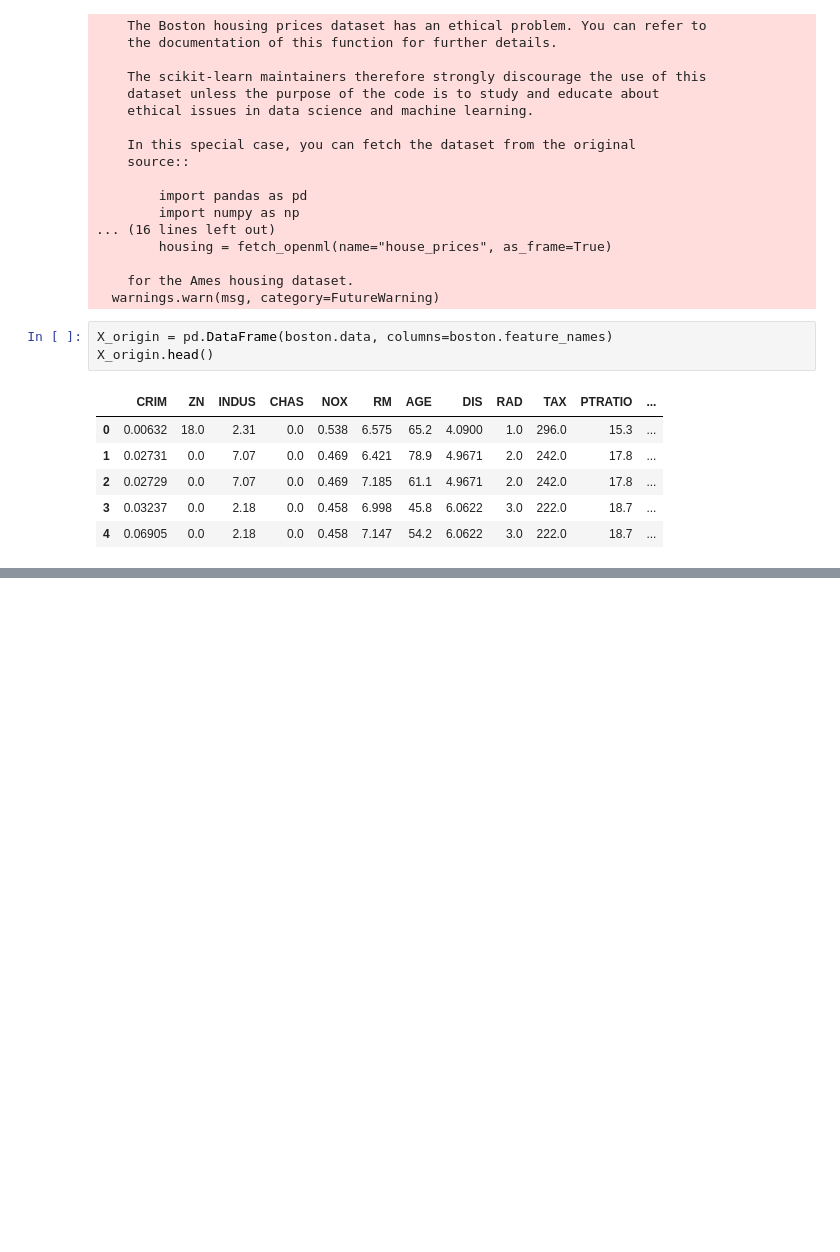
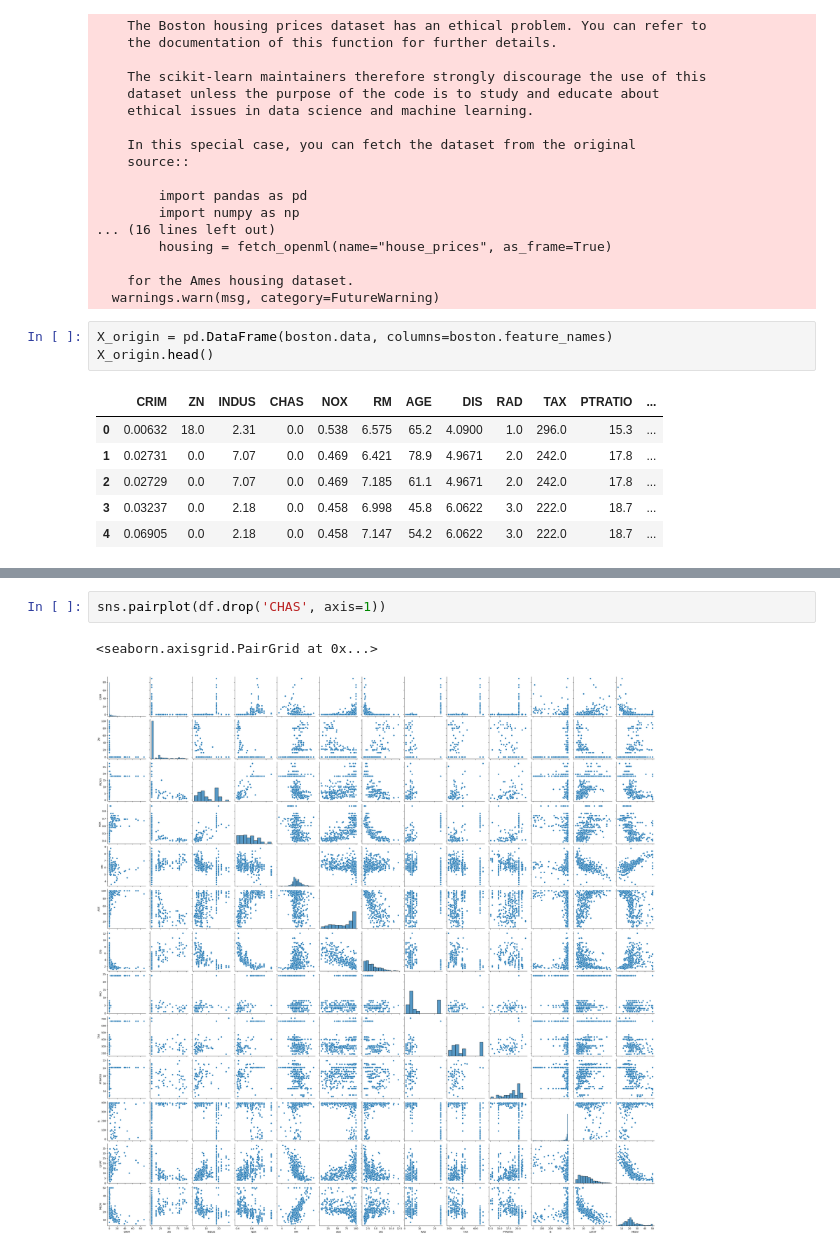
Before and after one commit to armandolezama/boston-houses-data-analysis, a Jupyter notebook: sandbox.ipynb, the cells around one changed output, grey strips where cells are left out. Drawn from its saved outputs; the diff is of its cells as text; blank space fills up the shorter version.

```diff
--- a/sandbox.ipynb
+++ b/sandbox.ipynb
@@ -51,0 +145,5 @@ X_origin.head()
+# %%
+sns.pairplot(df.drop('CHAS', axis=1))
+# %% [output]
+<seaborn.axisgrid.PairGrid at 0x...>
+[figure, added]
```
Also changed, not shown: parts of 31 cells of this notebook.
